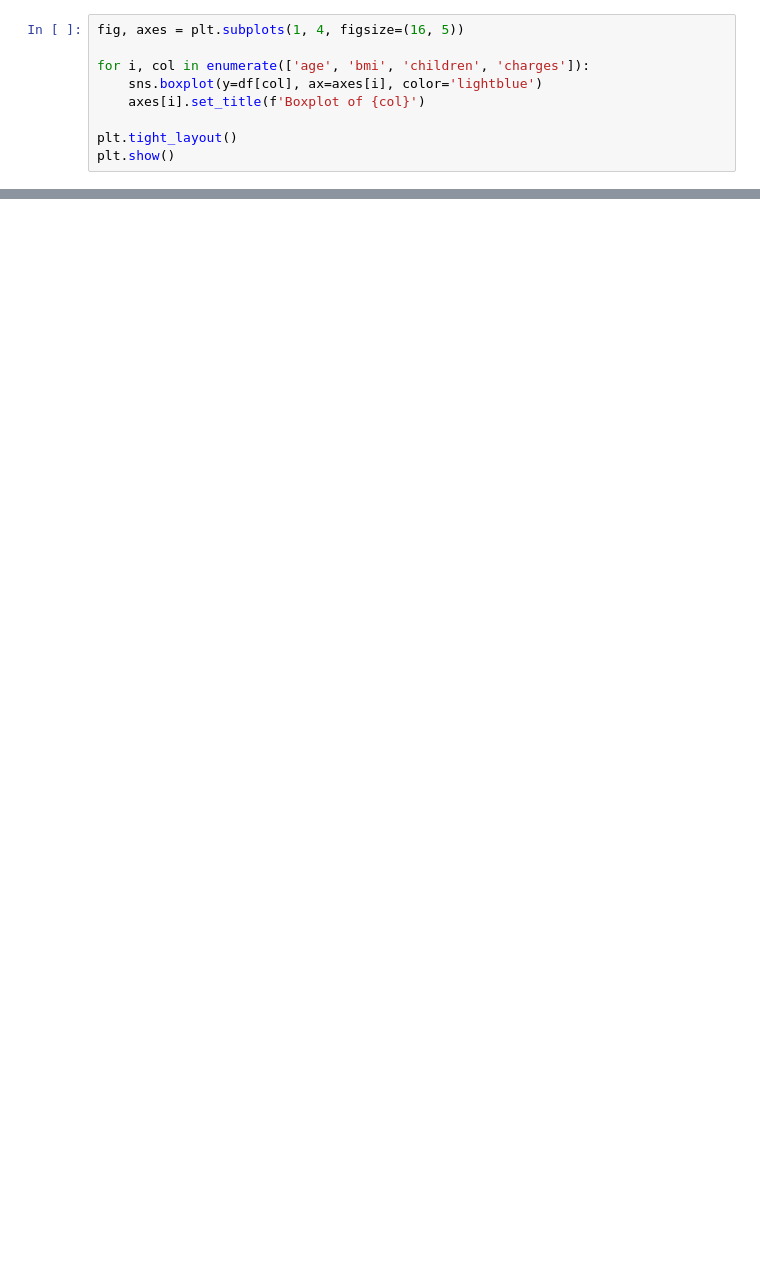
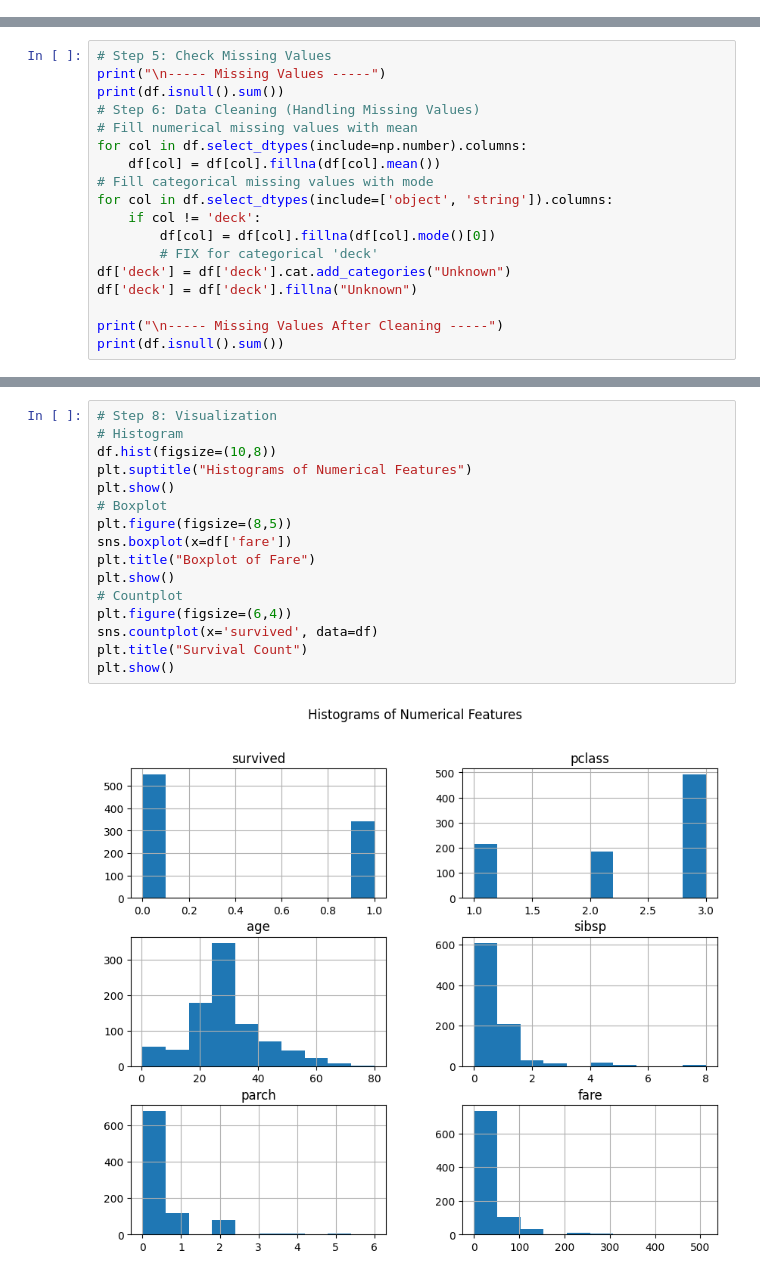
Before and after one commit to abhinavparthnautiyal/Elements-of-AI-ML, a Jupyter notebook: Experiment 05/exp5.ipynb, the cells around one changed output, grey strips where cells are left out. Cells and saved outputs as stored; diff of their text form; blank space fills up the shorter version.

```diff
--- a/Experiment 05/exp5.ipynb
+++ b/Experiment 05/exp5.ipynb
@@ -95,9 +0,0 @@ plt.show()
-# %%
-fig, axes = plt.subplots(1, 4, figsize=(16, 5))
-
-for i, col in enumerate(['age', 'bmi', 'children', 'charges']):
-    sns.boxplot(y=df[col], ax=axes[i], color='lightblue')
-    axes[i].set_title(f'Boxplot of {col}')
-
-plt.tight_layout()
-plt.show()
@@ -133,0 +49,18 @@ plt.show()
+# %%
+# Step 5: Check Missing Values
+print("\n----- Missing Values -----")
+print(df.isnull().sum())
+# Step 6: Data Cleaning (Handling Missing Values)
+# Fill numerical missing values with mean
+for col in df.select_dtypes(include=np.number).columns:
+    df[col] = df[col].fillna(df[col].mean())
+# Fill categorical missing values with mode
+for col in df.select_dtypes(include=['object', 'string']).columns:
+    if col != 'deck':
+        df[col] = df[col].fillna(df[col].mode()[0])
+        # FIX for categorical 'deck'
+df['deck'] = df['deck'].cat.add_categories("Unknown")
+df['deck'] = df['deck'].fillna("Unknown")
+
+print("\n----- Missing Values After Cleaning -----")
+print(df.isnull().sum())
@@ -133,0 +101,18 @@ plt.show()
+# %%
+# Step 8: Visualization
+# Histogram
+df.hist(figsize=(10,8))
+plt.suptitle("Histograms of Numerical Features")
+plt.show()
+# Boxplot
+plt.figure(figsize=(8,5))
+sns.boxplot(x=df['fare'])
+plt.title("Boxplot of Fare")
+plt.show()
+# Countplot
+plt.figure(figsize=(6,4))
+sns.countplot(x='survived', data=df)
+plt.title("Survival Count")
+plt.show()
+# %% [output]
+[figure, added]
```
Also changed, not shown: parts of 17 cells of this notebook, 2 other files.
